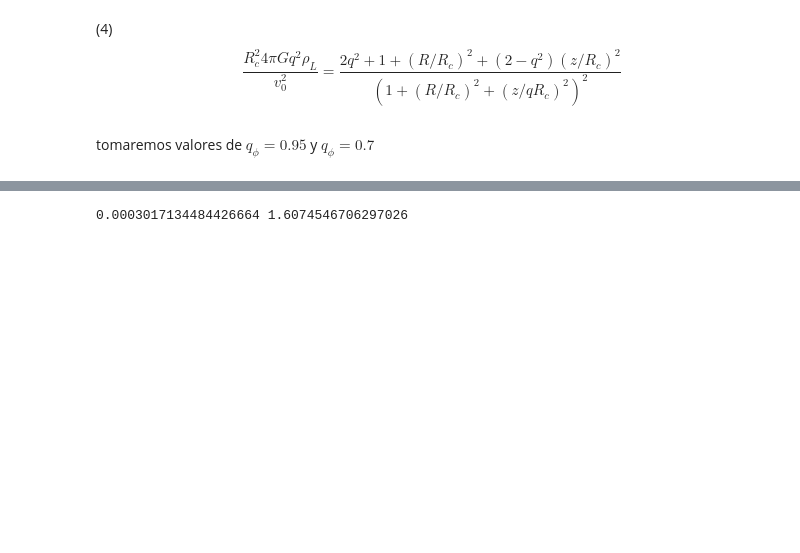
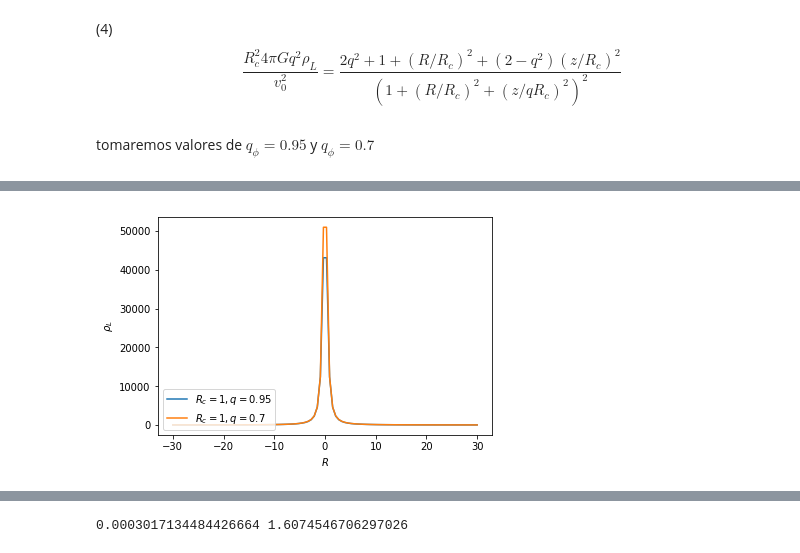
Before and after one commit to atalianb/ParaTesis, a Jupyter notebook: Logarithmic_potentials_v2.ipynb, the cells around one changed output, grey strips where cells are left out. Cells and saved outputs as stored; diff of their text form; code cells hidden in the pictures; blank space fills up the shorter version.

```diff
--- a/Logarithmic_potentials_v2.ipynb
+++ b/Logarithmic_potentials_v2.ipynb
@@ -32,6 +32,7 @@ def potencial_ad(R,z,R_c,q):
 # %%
 R = np.linspace(-30.,30.,100)
 z = np.linspace(-30.,30.,100)
+G = 4.302e-6#kpc/SM(km/s)^2
 # %%
 plt.plot(R, potencial_ad(R,z,R_c=1.,q=0.95),label=r'$R_{c} = 1, q = 0.95$')
 plt.plot(R, potencial_ad(R,z,R_c=1.,q=0.7),label=r'$R_{c} = 1, q = 0.7$')
@@ -77,6 +78,15 @@ def densidad(R,z,R_c,q,v_0):
     K = v_0**2./(4.*np.pi*G*q**2. * R_c**2.)
     rho = K*densidad_ad(R,z,R_c,q)
     return rho
+# %%
+plt.plot(R, densidad(R,z,R_c=1.,q=0.95,v_0 = 1.),label=r'$R_{c} = 1, q = 0.95$')
+plt.plot(R, densidad(R,z,R_c=1.,q=0.7, v_0 = 1.),label=r'$R_{c} = 1, q = 0.7$')
+plt.xlabel(r'$R$')
+plt.ylabel(r'$\rho_{L}$')
+plt.legend(loc='lower left', prop={'size':10})
+plt.show()
+# %% [output]
+[figure, added]
 # %%
 R_1,z_1 = np.meshgrid(R,z)
 # %%
```
Also changed, not shown: parts of 9 cells of this notebook.
